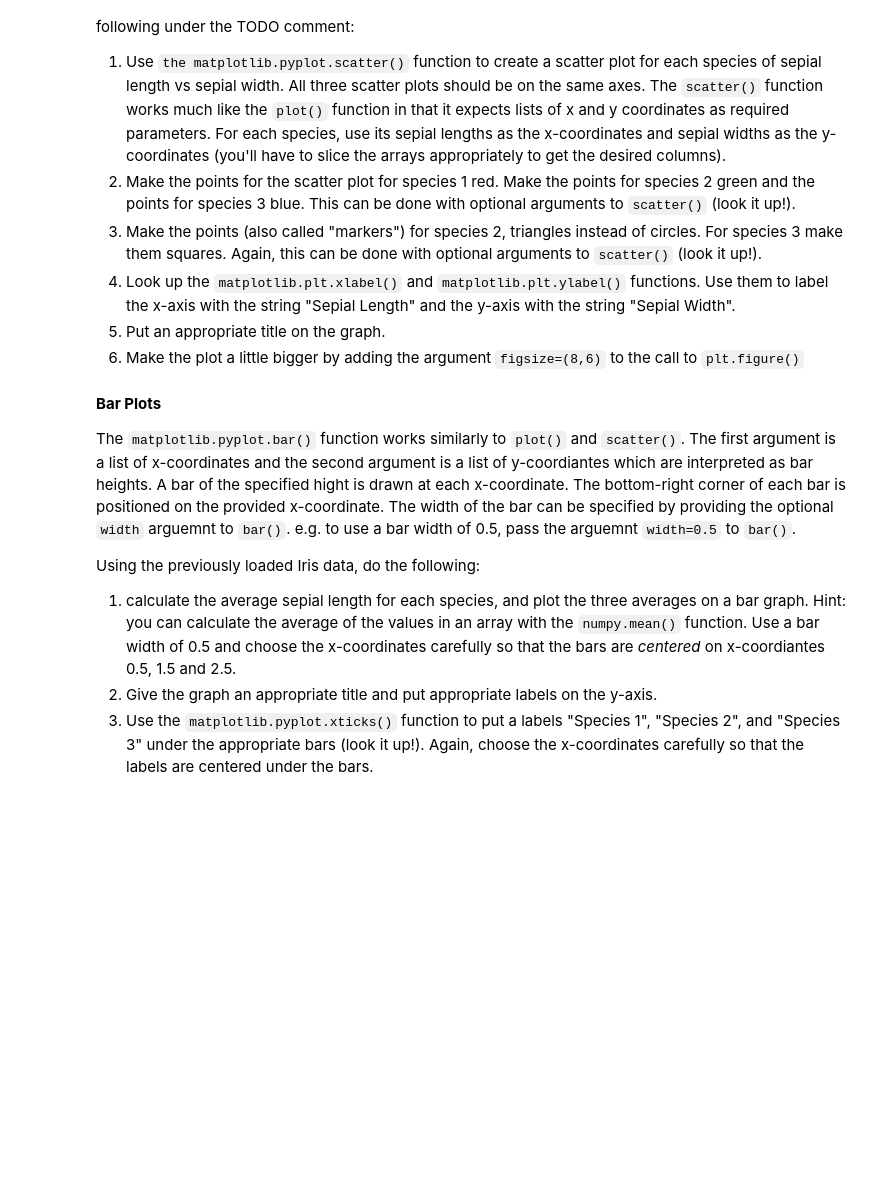
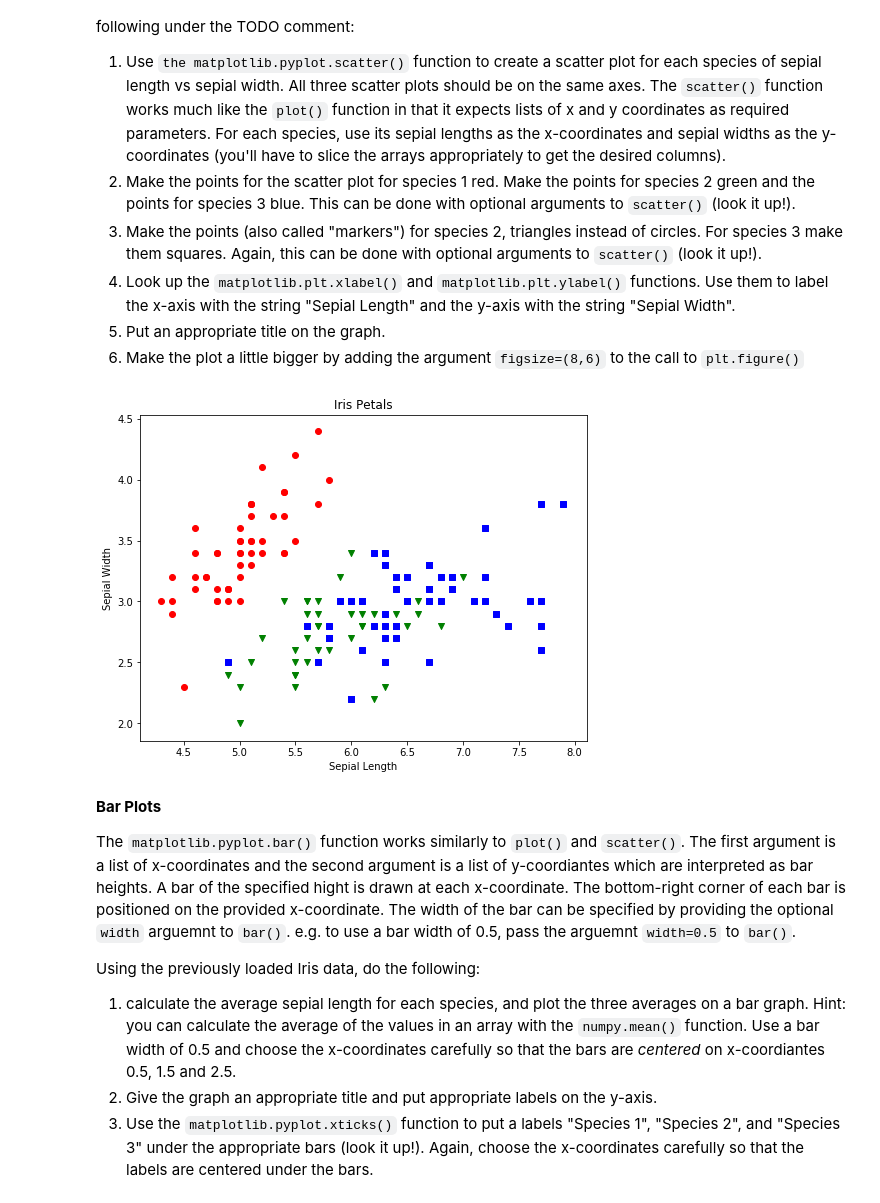
Before and after one commit to satiowadahc/CMPT487A0, a Jupyter notebook: asn0-q2.ipynb, the cells around one changed output. Cells and saved outputs as stored; diff of their text form; code cells hidden in the pictures; blank space fills up the shorter version.

```diff
--- a/asn0-q2.ipynb
+++ b/asn0-q2.ipynb
@@ -82,13 +82,29 @@ We've loaded the dataset for you and separated it into useful variables in the c
 # %%
 # Load the Iris dataset
 from sklearn import datasets
 
+plt.figure(figsize=(8, 6))
+
 iris = datasets.load_iris()
-species1samples = iris.data[iris.target==0, :]
-species2samples = iris.data[iris.target==1, :]
-species3samples = iris.data[iris.target==2, :]
+species1samples = iris.data[iris.target == 0, :]
+species2samples = iris.data[iris.target == 1, :]
+species3samples = iris.data[iris.target == 2, :]
 
 # TODO: Make a coloured scatter plot of sepial length vs sepial width using plt.scatter()
+for i in species1samples:
+    plt.scatter(i[0], i[1], c='red', marker='o')
+    plt.xlabel('Sepial Length')
+    plt.ylabel('Sepial Width')
+
+for i in species2samples:
+    plt.scatter(i[0], i[1], c='green', marker='v')
+
+for i in species3samples:
+    plt.scatter(i[0], i[1], c='blue', marker='s')
+
+title = plt.title('Iris Petals')
+# %% [output]
+[figure, added]
 # %% [markdown]
 **Bar Plots**
 
```
Also changed, not shown: parts of 2 cells of this notebook, 1 other file.
